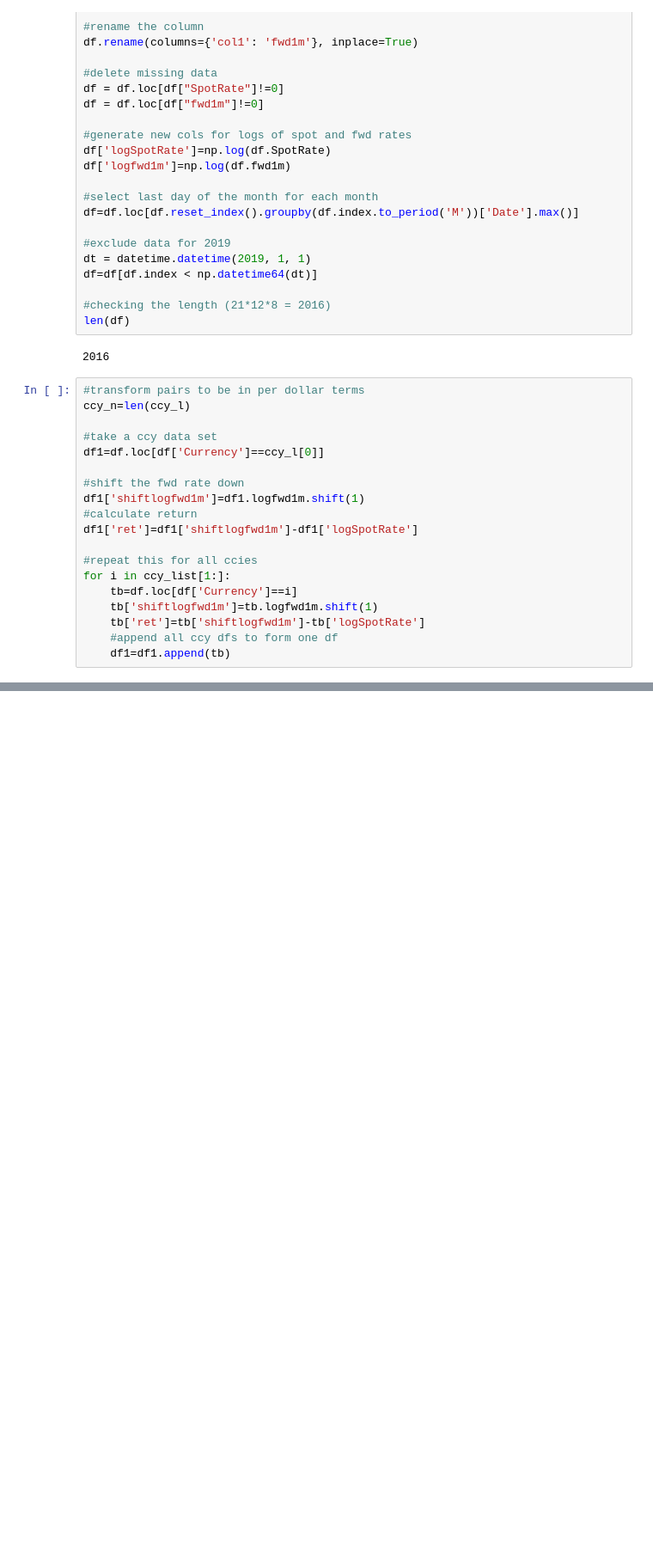
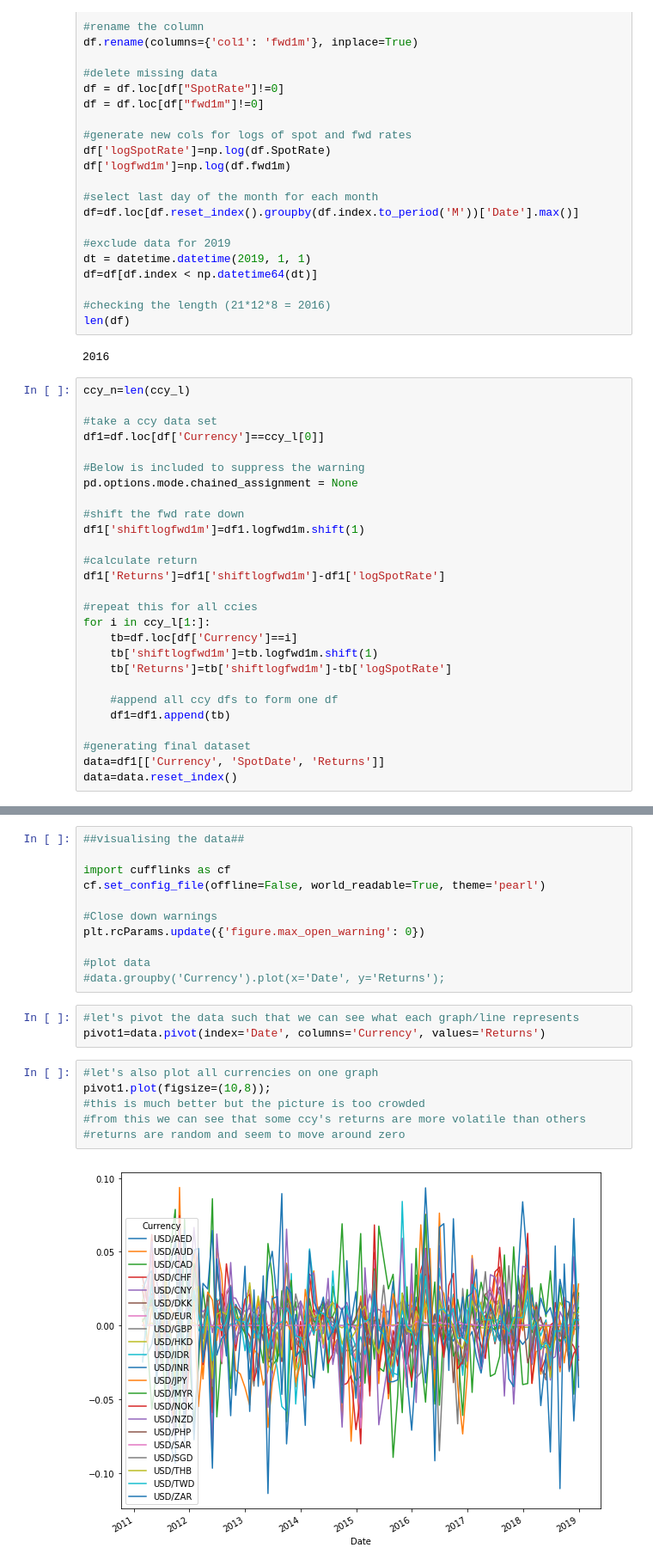
Before and after one commit to valmal/momentum, a Jupyter notebook: mom-mecklai.ipynb, the cells around one changed output, grey strips where cells are left out. Shown at 86% size. Drawn from its saved outputs; the diff is of its cells as text; blank space fills up the shorter version.

Commit message:
added data visualisations

```diff
--- a/mom-mecklai.ipynb
+++ b/mom-mecklai.ipynb
@@ -94,21 +95,29 @@ len(df)
 # %% [output]
 2016
 # %%
-#transform pairs to be in per dollar terms
 ccy_n=len(ccy_l)
 
 #take a ccy data set
 df1=df.loc[df['Currency']==ccy_l[0]]
 
+#Below is included to suppress the warning
+pd.options.mode.chained_assignment = None
+
 #shift the fwd rate down
 df1['shiftlogfwd1m']=df1.logfwd1m.shift(1)
+
 #calculate return
-df1['ret']=df1['shiftlogfwd1m']-df1['logSpotRate']
+df1['Returns']=df1['shiftlogfwd1m']-df1['logSpotRate']
 
 #repeat this for all ccies
-for i in ccy_list[1:]:
+for i in ccy_l[1:]:
     tb=df.loc[df['Currency']==i]
     tb['shiftlogfwd1m']=tb.logfwd1m.shift(1)
-    tb['ret']=tb['shiftlogfwd1m']-tb['logSpotRate']
+    tb['Returns']=tb['shiftlogfwd1m']-tb['logSpotRate']
+
     #append all ccy dfs to form one df
     df1=df1.append(tb)
+
+#generating final dataset
+data=df1[['Currency', 'SpotDate', 'Returns']]
+data=data.reset_index()
@@ -126,0 +124,22 @@ NameError: name 'ccy_list' is not defined
+# %%
+##visualising the data##
+
+import cufflinks as cf
+cf.set_config_file(offline=False, world_readable=True, theme='pearl')
+
+#Close down warnings
+plt.rcParams.update({'figure.max_open_warning': 0})
+
+#plot data
+#data.groupby('Currency').plot(x='Date', y='Returns');
+# %%
+#let's pivot the data such that we can see what each graph/line represents
+pivot1=data.pivot(index='Date', columns='Currency', values='Returns')
+# %%
+#let's also plot all currencies on one graph
+pivot1.plot(figsize=(10,8));
+#this is much better but the picture is too crowded
+#from this we can see that some ccy's returns are more volatile than others
+#returns are random and seem to move around zero
+# %% [output]
+[figure, added]
```
Also changed, not shown: parts of 8 cells of this notebook.
